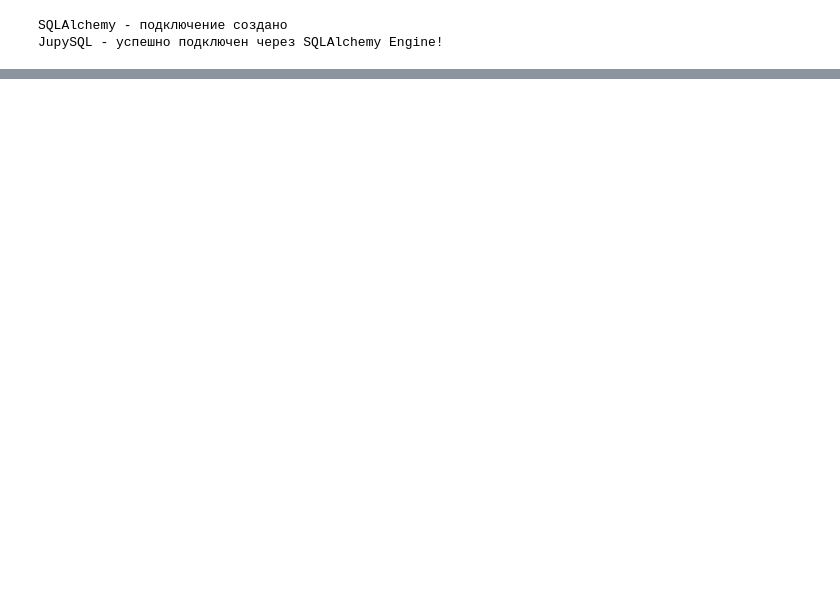
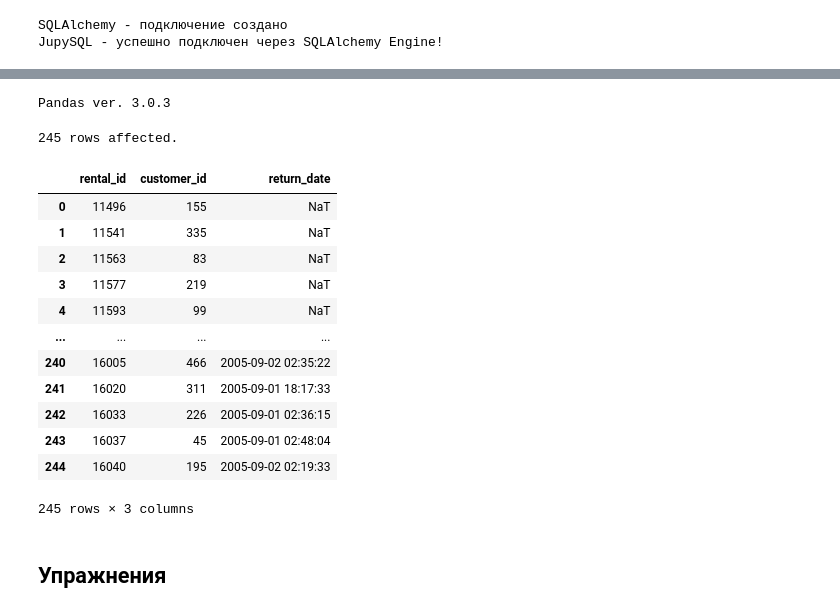
Before and after one commit to magus1968/learning-sql, a Jupyter notebook: docs/ch04.ipynb, the cells around one changed output, grey strips where cells are left out. Cells and saved outputs as stored; diff of their text form; code cells hidden in the pictures; blank space fills up the shorter version.

```diff
--- a/docs/ch04.ipynb
+++ b/docs/ch04.ipynb
@@ -55,0 +569,5 @@ JupySQL - успешно подключен через SQLAlchemy Engine!
+# %%
+import pandas as pd
+print(f"Pandas ver. {pd.__version__}")
+# %% [output]
+Pandas ver. 3.0.3
@@ -55,0 +576,23 @@ JupySQL - успешно подключен через SQLAlchemy Engine!
+# %%
+%%sql
+SELECT rental_id, customer_id, return_date
+FROM rental
+WHERE return_date IS NULL
+  OR return_date NOT BETWEEN '2005-05-01' AND '2005-09-01';
+# %% [output]
+245 rows affected.
+|  | rental_id | customer_id | return_date |
+| 0 | 11496 | 155 | NaT |
+| 1 | 11541 | 335 | NaT |
+| 2 | 11563 | 83 | NaT |
+| 3 | 11577 | 219 | NaT |
+| 4 | 11593 | 99 | NaT |
+| ... | ... | ... | ... |
+| 240 | 16005 | 466 | 2005-09-02 02:35:22 |
+| 241 | 16020 | 311 | 2005-09-01 18:17:33 |
+| 242 | 16033 | 226 | 2005-09-01 02:36:15 |
+| 243 | 16037 | 45 | 2005-09-01 02:48:04 |
+| 244 | 16040 | 195 | 2005-09-02 02:19:33 |
+245 rows × 3 columns
+# %% [markdown]
+## Упражнения
```
Also changed, not shown: parts of 63 cells of this notebook, 2 other files.
